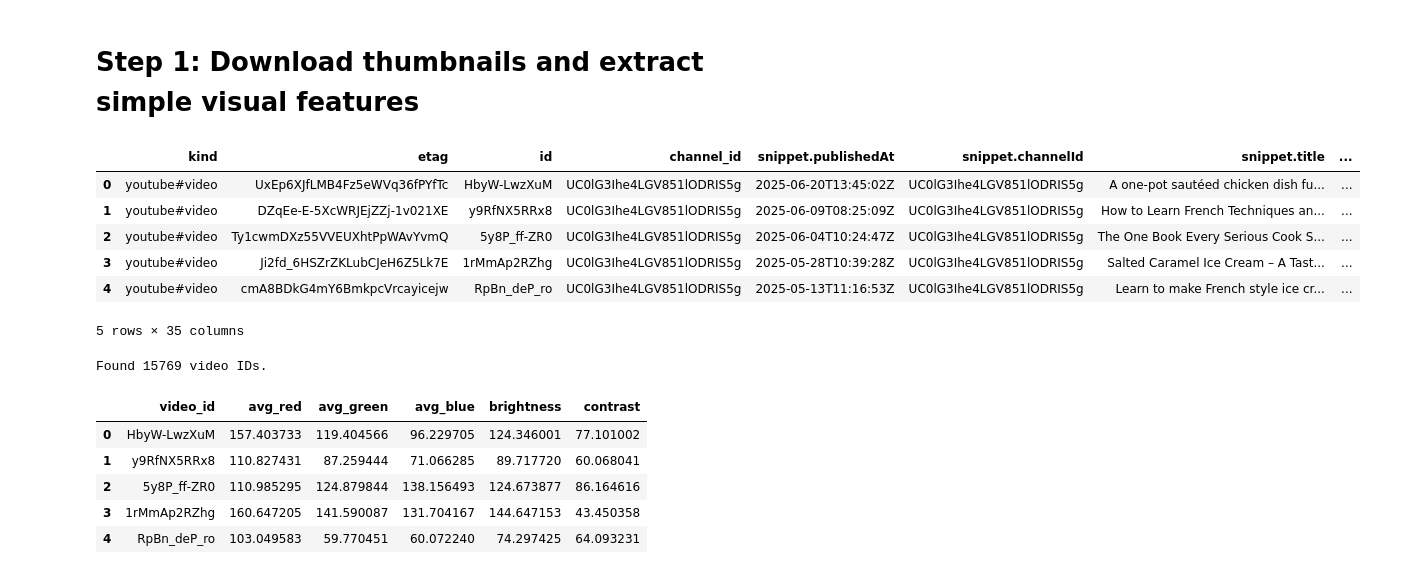
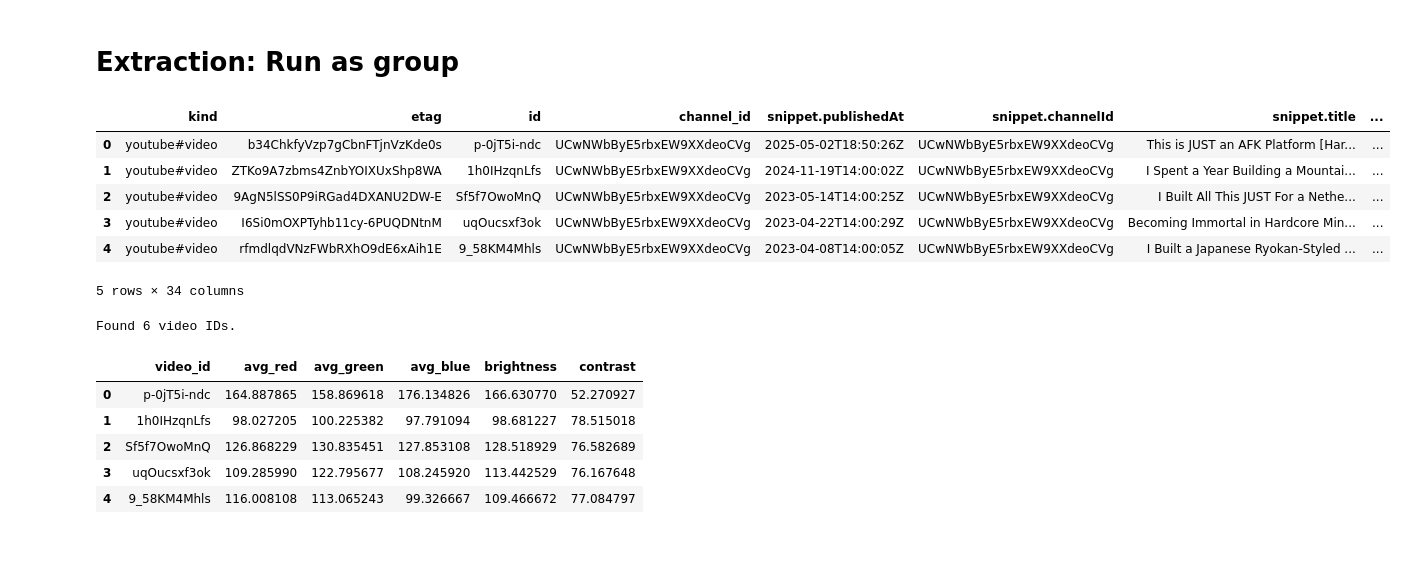
Before and after one commit to rithikkulkarni/Video-Virality, a Jupyter notebook: notebooks/feature_extraction.ipynb, the cells around one changed output. Cells and saved outputs as stored; diff of their text form; code cells hidden in the pictures; blank space fills up the shorter version.

Commit message:
Wrote and tested single-click feature_extraction notebook

```diff
--- a/notebooks/feature_extraction.ipynb
+++ b/notebooks/feature_extraction.ipynb
@@ -1,28 +1,28 @@
 # %% [markdown]
 <a href="https://colab.research.google.com/github/rithikkulkarni/Video-Virality-Testing/blob/main/notebooks/feature_extraction.ipynb" target="_parent"><img src="https://colab.research.google.com/assets/colab-badge.svg" alt="Open In Colab"/></a>
-# %% [markdown]
-# Step 1: Download thumbnails and extract simple visual features
+# %% [markdown]
+# Extraction: Run as group
 # %%
 # Load the CSV
 import pandas as pd
 
-url = "https://raw.githubusercontent.com/rithikkulkarni/Video-Virality/refs/heads/main/data/video_details.csv"
+url = "https://raw.githubusercontent.com/rithikkulkarni/Video-Virality-Testing/refs/heads/main/data/javathecraft.csv"
 df = pd.read_csv(url)
 df.head()
 # %% [output]
 |  | kind | etag | id | channel_id | snippet.publishedAt | snippet.channelId | snippet.title | ... |
-| 0 | youtube#video | UxEp6XJfLMB4Fz5eWVq36fPYfTc | HbyW-LwzXuM | UC0lG3Ihe4LGV851lODRIS5g | 2025-06-20T13:45:02Z | UC0lG3Ihe4LGV851lODRIS5g | A one-pot sautéed chicken dish fu... | ... |
-| 1 | youtube#video | DZqEe-E-5XcWRJEjZZj-1v021XE | y9RfNX5RRx8 | UC0lG3Ihe4LGV851lODRIS5g | 2025-06-09T08:25:09Z | UC0lG3Ihe4LGV851lODRIS5g | How to Learn French Techniques an... | ... |
-| 2 | youtube#video | Ty1cwmDXz55VVEUXhtPpWAvYvmQ | 5y8P_ff-ZR0 | UC0lG3Ihe4LGV851lODRIS5g | 2025-06-04T10:24:47Z | UC0lG3Ihe4LGV851lODRIS5g | The One Book Every Serious Cook S... | ... |
-| 3 | youtube#video | Ji2fd_6HSZrZKLubCJeH6Z5Lk7E | 1rMmAp2RZhg | UC0lG3Ihe4LGV851lODRIS5g | 2025-05-28T10:39:28Z | UC0lG3Ihe4LGV851lODRIS5g | Salted Caramel Ice Cream – A Tast... | ... |
-| 4 | youtube#video | cmA8BDkG4mY6BmkpcVrcayicejw | RpBn_deP_ro | UC0lG3Ihe4LGV851lODRIS5g | 2025-05-13T11:16:53Z | UC0lG3Ihe4LGV851lODRIS5g | Learn to make French style ice cr... | ... |
+| 0 | youtube#video | b34ChkfyVzp7gCbnFTjnVzKde0s | p-0jT5i-ndc | UCwNWbByE5rbxEW9XXdeoCVg | 2025-05-02T18:50:26Z | UCwNWbByE5rbxEW9XXdeoCVg | This is JUST an AFK Platform [Har... | ... |
+| 1 | youtube#video | ZTKo9A7zbms4ZnbYOIXUxShp8WA | 1h0IHzqnLfs | UCwNWbByE5rbxEW9XXdeoCVg | 2024-11-19T14:00:02Z | UCwNWbByE5rbxEW9XXdeoCVg | I Spent a Year Building a Mountai... | ... |
+| 2 | youtube#video | 9AgN5lSS0P9iRGad4DXANU2DW-E | Sf5f7OwoMnQ | UCwNWbByE5rbxEW9XXdeoCVg | 2023-05-14T14:00:25Z | UCwNWbByE5rbxEW9XXdeoCVg | I Built All This JUST For a Nethe... | ... |
+| 3 | youtube#video | I6Si0mOXPTyhb11cy-6PUQDNtnM | uqOucsxf3ok | UCwNWbByE5rbxEW9XXdeoCVg | 2023-04-22T14:00:29Z | UCwNWbByE5rbxEW9XXdeoCVg | Becoming Immortal in Hardcore Min... | ... |
+| 4 | youtube#video | rfmdlqdVNzFWbRXhO9dE6xAih1E | 9_58KM4Mhls | UCwNWbByE5rbxEW9XXdeoCVg | 2023-04-08T14:00:05Z | UCwNWbByE5rbxEW9XXdeoCVg | I Built a Japanese Ryokan-Styled ... | ... |
-5 rows × 35 columns
+5 rows × 34 columns
 # %%
 # Extract video IDs
 video_ids = df["id"].dropna().unique().tolist()
 print(f"Found {len(video_ids)} video IDs.")
 # %% [output]
-Found 15769 video IDs.
+Found 6 video IDs.
 # %%
 # Download thumbnails
 import os
@@ -75,11 +75,11 @@ features_df = pd.DataFrame([f for f in feature_data if f is not None])
 features_df.head()
 # %% [output]
 |  | video_id | avg_red | avg_green | avg_blue | brightness | contrast |
-| 0 | HbyW-LwzXuM | 157.403733 | 119.404566 | 96.229705 | 124.346001 | 77.101002 |
-| 1 | y9RfNX5RRx8 | 110.827431 | 87.259444 | 71.066285 | 89.717720 | 60.068041 |
-| 2 | 5y8P_ff-ZR0 | 110.985295 | 124.879844 | 138.156493 | 124.673877 | 86.164616 |
-| 3 | 1rMmAp2RZhg | 160.647205 | 141.590087 | 131.704167 | 144.647153 | 43.450358 |
-| 4 | RpBn_deP_ro | 103.049583 | 59.770451 | 60.072240 | 74.297425 | 64.093231 |
+| 0 | p-0jT5i-ndc | 164.887865 | 158.869618 | 176.134826 | 166.630770 | 52.270927 |
+| 1 | 1h0IHzqnLfs | 98.027205 | 100.225382 | 97.791094 | 98.681227 | 78.515018 |
+| 2 | Sf5f7OwoMnQ | 126.868229 | 130.835451 | 127.853108 | 128.518929 | 76.582689 |
+| 3 | uqOucsxf3ok | 109.285990 | 122.795677 | 108.245920 | 113.442529 | 76.167648 |
+| 4 | 9_58KM4Mhls | 116.008108 | 113.065243 | 99.326667 | 109.466672 | 77.084797 |
 # %%
 # Merge features_df with original df to created final "merged_df"
 
```
Also changed, not shown: parts of 35 cells of this notebook.
